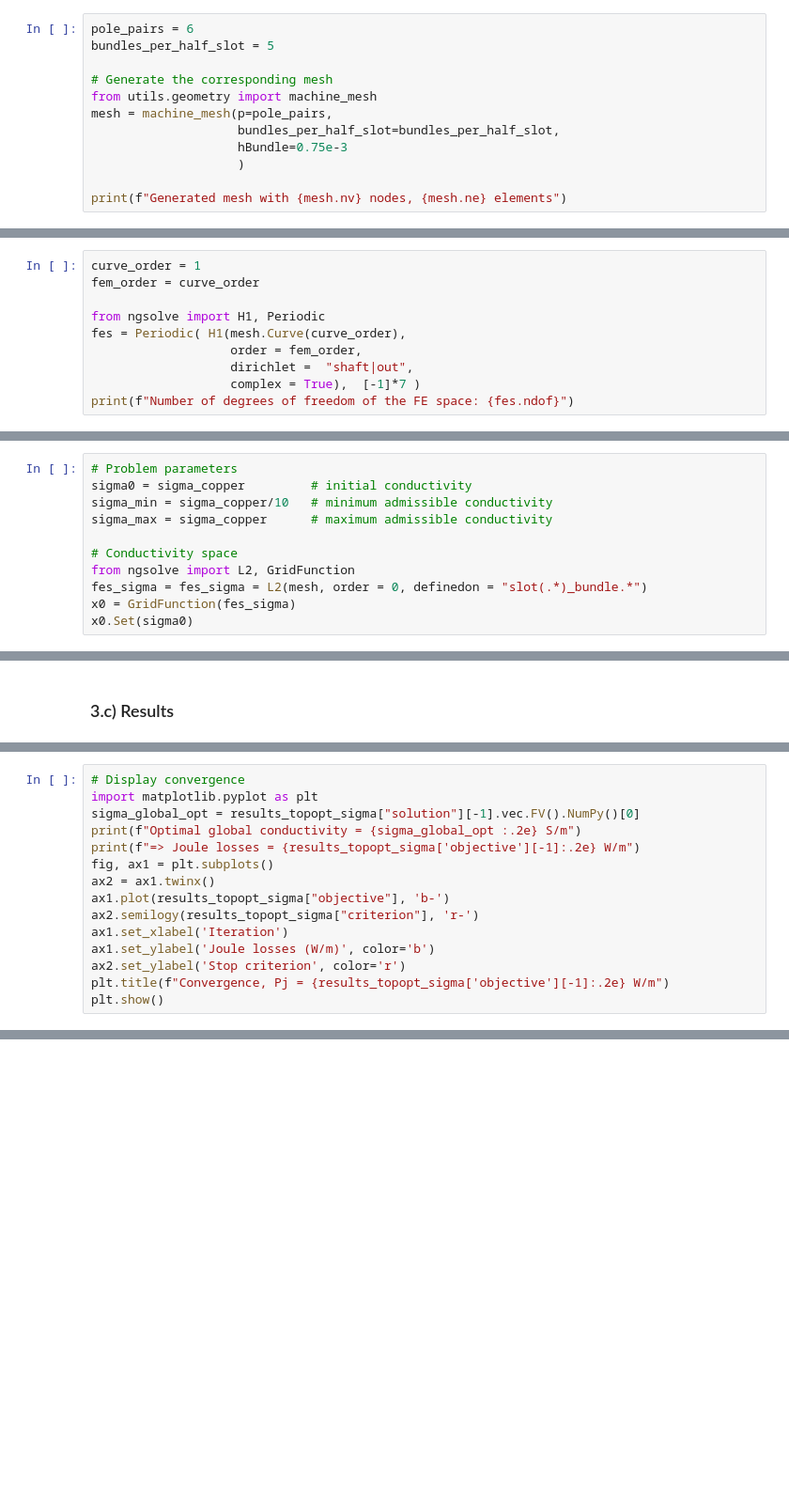
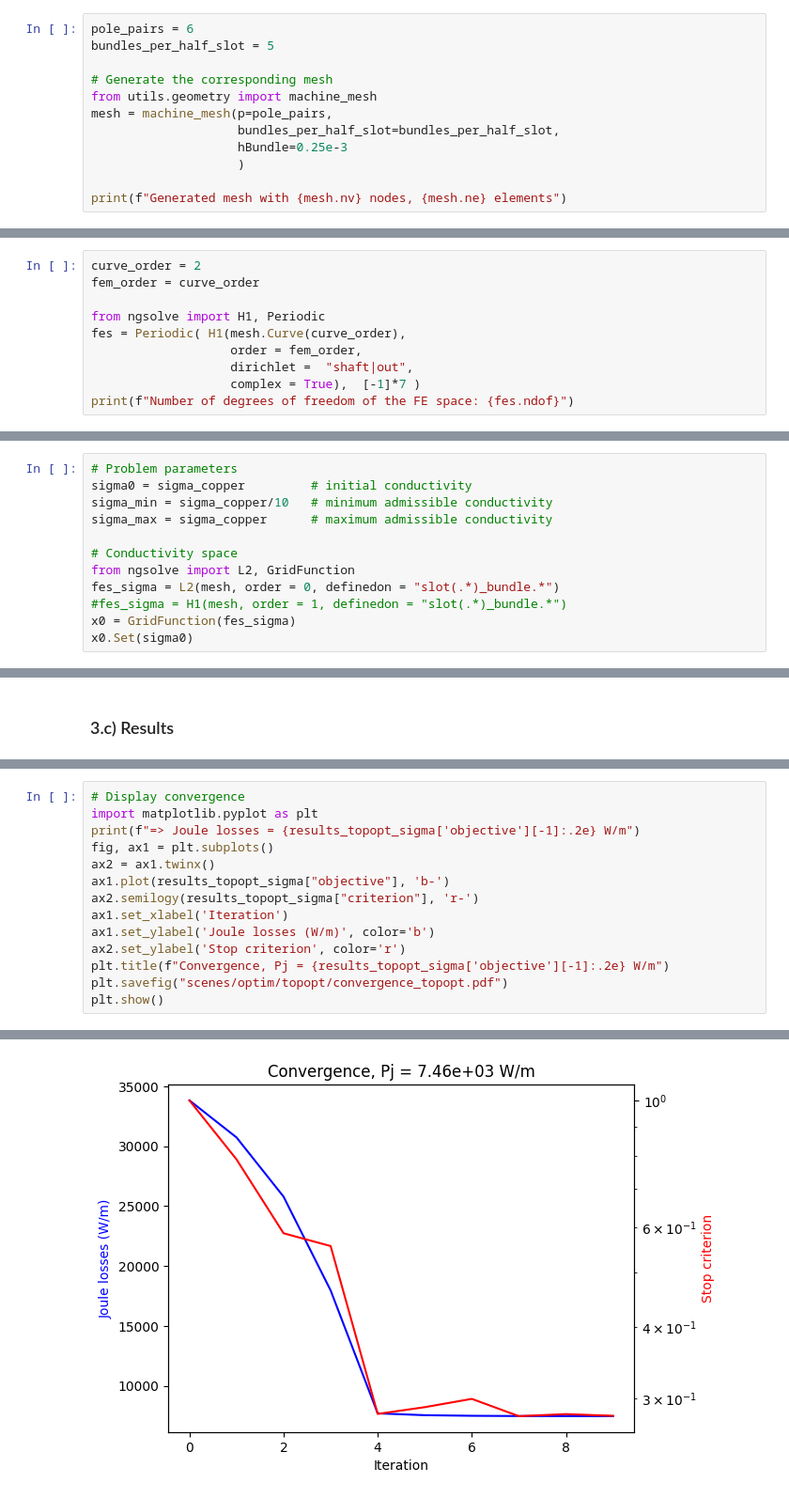
Before and after one commit to tcherrie/topopt-AC-losses-demo, a Jupyter notebook: content/5_topology_optimization.ipynb, the cells around one changed output, grey strips where cells are left out. Shown at 94% size. Cells and saved outputs as stored; diff of their text form; blank space fills up the shorter version.

```diff
--- a/content/5_topology_optimization.ipynb
+++ b/content/5_topology_optimization.ipynb
@@ -16,7 +12,7 @@ bundles_per_half_slot = 5
 from utils.geometry import machine_mesh
 mesh = machine_mesh(p=pole_pairs,
                     bundles_per_half_slot=bundles_per_half_slot,
-                    hBundle=0.75e-3
+                    hBundle=0.25e-3
                     )
 
 print(f"Generated mesh with {mesh.nv} nodes, {mesh.ne} elements")
@@ -59,7 +57,7 @@ bundles = bundle_arrangement(winding, bundles_per_half_slot=bundles_per_half_slo
 # %% [markdown]
 ### 2.c) Finite element space
 # %%
-curve_order = 1
+curve_order = 2
 fem_order = curve_order
 
 from ngsolve import H1, Periodic
@@ -85,7 +85,8 @@ sigma_max = sigma_copper      # maximum admissible conductivity
 
 # Conductivity space
 from ngsolve import L2, GridFunction
-fes_sigma = fes_sigma = L2(mesh, order = 0, definedon = "slot(.*)_bundle.*")
+fes_sigma = L2(mesh, order = 0, definedon = "slot(.*)_bundle.*")
+#fes_sigma = H1(mesh, order = 1, definedon = "slot(.*)_bundle.*")
 x0 = GridFunction(fes_sigma)
 x0.Set(sigma0)
 # %%
@@ -174,8 +197,6 @@ Draw(result_optim_global, results_topopt_sigma["solution"][-1].space.mesh,
 # %%
 # Display convergence
 import matplotlib.pyplot as plt
-sigma_global_opt = results_topopt_sigma["solution"][-1].vec.FV().NumPy()[0]
-print(f"Optimal global conductivity = {sigma_global_opt :.2e} S/m")
 print(f"=> Joule losses = {results_topopt_sigma['objective'][-1]:.2e} W/m")
 fig, ax1 = plt.subplots()
 ax2 = ax1.twinx()
@@ -185,4 +206,6 @@ ax1.set_xlabel('Iteration')
 ax1.set_ylabel('Joule losses (W/m)', color='b')
 ax2.set_ylabel('Stop criterion', color='r')
 plt.title(f"Convergence, Pj = {results_topopt_sigma['objective'][-1]:.2e} W/m")
+plt.savefig("scenes/optim/topopt/convergence_topopt.pdf")
 plt.show()
+# %% [output]
@@ -188,0 +213 @@ plt.show()
+[figure, added]
```
Also changed, not shown: parts of 11 cells of this notebook, 13 other files.
